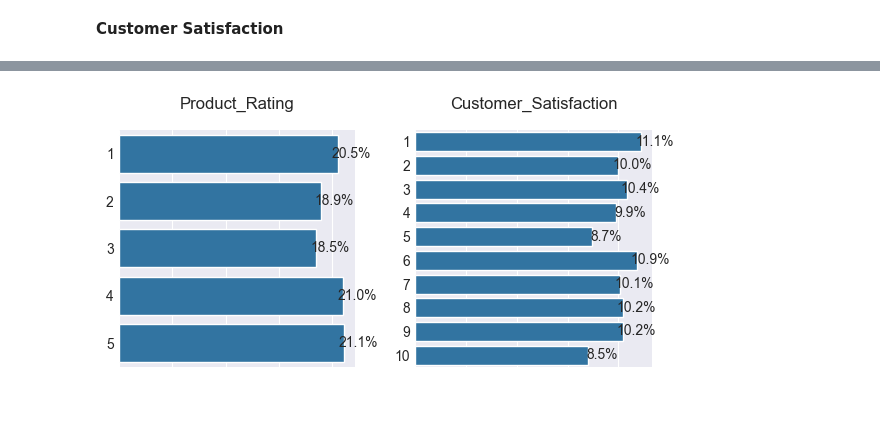
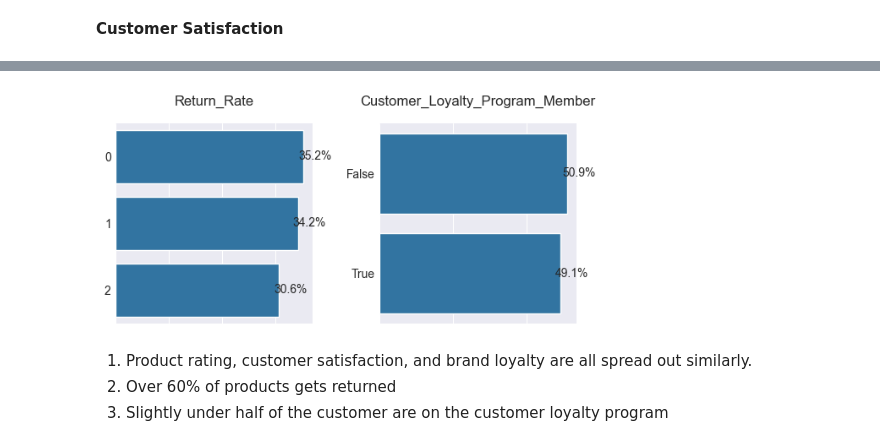
Before and after one commit to CelineChiLamNg/ecommerce_segmentation, a Jupyter notebook: analysis.ipynb, the cells around one changed output, grey strips where cells are left out. Saved outputs shown, nothing was run; the diff lists cells and outputs as text; code cells hidden in the pictures; blank space fills up the shorter version.

```diff
--- a/analysis.ipynb
+++ b/analysis.ipynb
@@ -374,7 +405,14 @@ percentage_subplots(data=data_distribution, columns=feature_marketing, nrows=2,
 # %%
-percentage_subplots(data=data_distribution, columns=feature_customer_satisfaction, nrows=1,
-                    ncols=2)
+percentage_subplots(data=data_distribution,
+                    columns=['Return_Rate',
+                             'Customer_Loyalty_Program_Member'], nrows=1,
+                    ncols=3)
 # %% [output]
-[figure, old version]
+[figure, new version]
+# %% [markdown]
+1. Product rating, customer satisfaction, and brand loyalty are all spread
+out similarly.
+2. Over 60% of products gets returned
+3. Slightly under half of the customer are on the customer loyalty program
 # %% [markdown]
 A brief overview of the data distribution shows that the population is
```
Also changed, not shown: parts of 34 cells of this notebook, 1 other file.
